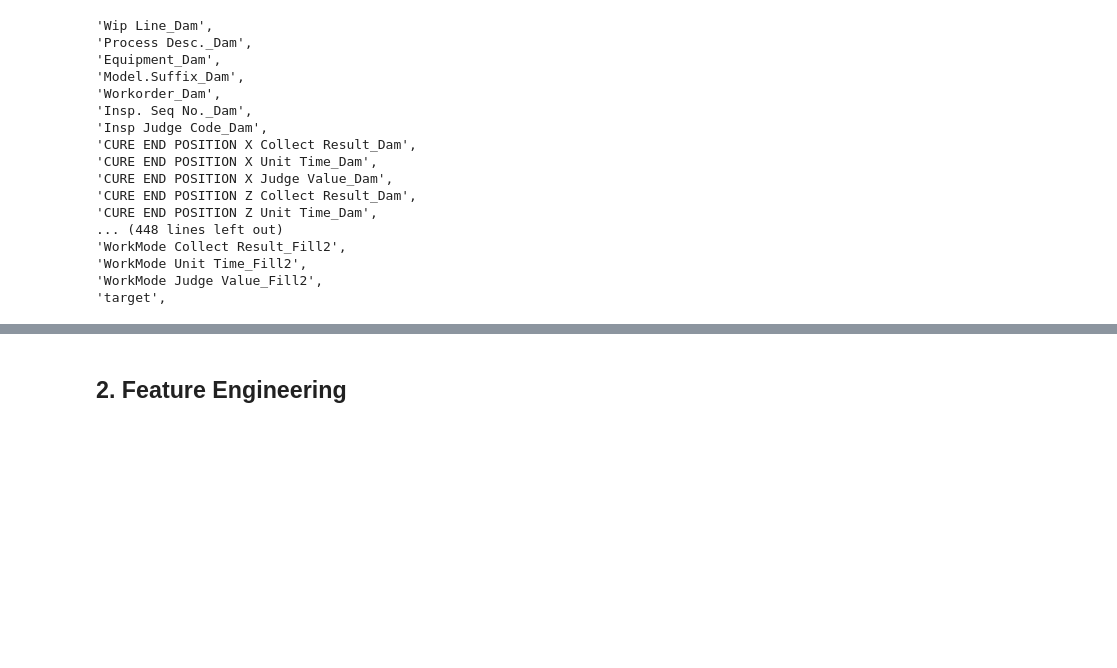
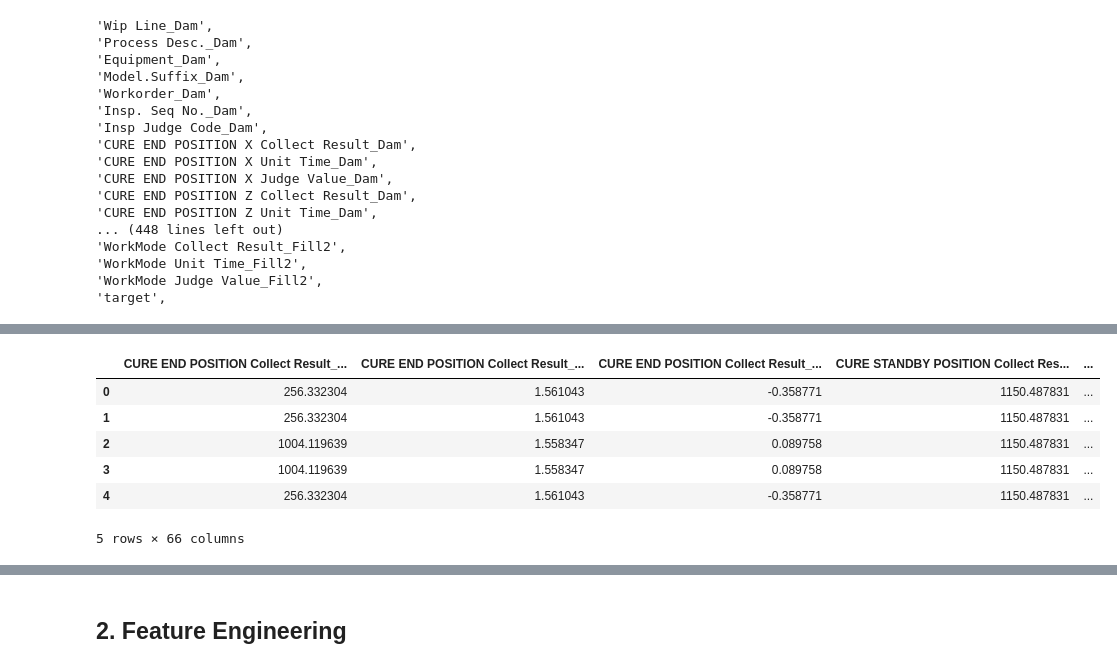
Before and after one commit to cequala/Data-Analysis-Projects, a Jupyter notebook: LG Aimers 5기/code_jongwu.ipynb, the cells around one changed output, grey strips where cells are left out. Cells and saved outputs as stored; diff of their text form; code cells hidden in the pictures; blank space fills up the shorter version.

```diff
--- a/LG Aimers 5기/code_jongwu.ipynb
+++ b/LG Aimers 5기/code_jongwu.ipynb
@@ -296,0 +594,41 @@ Coordinate_columns = ['HEAD NORMAL COORDINATE X AXIS(Stage1) Collect Result_Fill
+# %%
+# Process Full Groups
+for category, coords in full_groups:
+    x_col = coords['X']
+    y_col = coords['Y']
+    z_col = coords['Z']
+
+    # if there is any missing value in the x_col, y_col, z_col, skip the category
+    if train_data[[x_col, y_col, z_col]].isnull().any().any():
+        continue
+
+    x = train_data[x_col]
+    y = train_data[y_col]
+    z = train_data[z_col]
+
+    r, theta, phi = cartesian_to_spherical(x, y, z)
+
+    spherical_coords[f'{category}_r'] = r
+    spherical_coords[f'{category}_theta'] = theta
+    spherical_coords[f'{category}_phi'] = phi
+# %%
+# Process Partial Groups
+for category, coords in partial_groups:
+    y_col = coords.get('Y', None)
+    z_col = coords.get('Z', None)
+
+    if y_col and z_col:
+        y = train_data[y_col]
+        z = train_data[z_col]
+
+        distance, angle = distance_and_angle(y, z)
+
+        partial_coords[f'{category}_distance'] = distance
+        partial_coords[f'{category}_angle'] = angle
+
+# Output the transformed data
+print("Spherical Coordinates for Full Groups:")
+print(spherical_coords.head())
+
+print("\nDistance and Angle for Partial Groups:")
+print(partial_coords.head())
@@ -296,0 +653,11 @@ Coordinate_columns = ['HEAD NORMAL COORDINATE X AXIS(Stage1) Collect Result_Fill
+# %%
+tr_coords = pd.concat([spherical_coords, partial_coords], axis=1)
+tr_coords.head()
+# %% [output]
+|  | CURE END POSITION Collect Result_... | CURE END POSITION Collect Result_... | CURE END POSITION Collect Result_... | CURE STANDBY POSITION Collect Res... | ... |
+| 0 | 256.332304 | 1.561043 | -0.358771 | 1150.487831 | ... |
+| 1 | 256.332304 | 1.561043 | -0.358771 | 1150.487831 | ... |
+| 2 | 1004.119639 | 1.558347 | 0.089758 | 1150.487831 | ... |
+| 3 | 1004.119639 | 1.558347 | 0.089758 | 1150.487831 | ... |
+| 4 | 256.332304 | 1.561043 | -0.358771 | 1150.487831 | ... |
+5 rows × 66 columns
```
Also changed, not shown: parts of 37 cells of this notebook.
